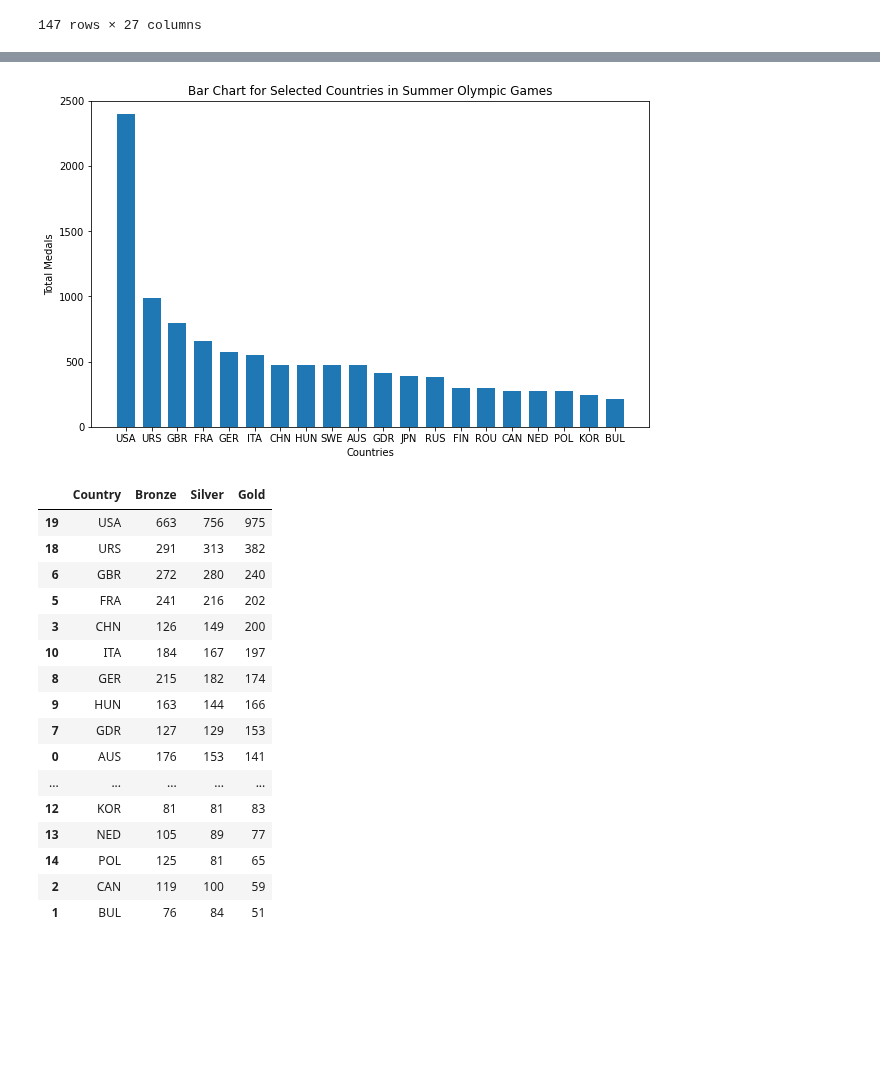
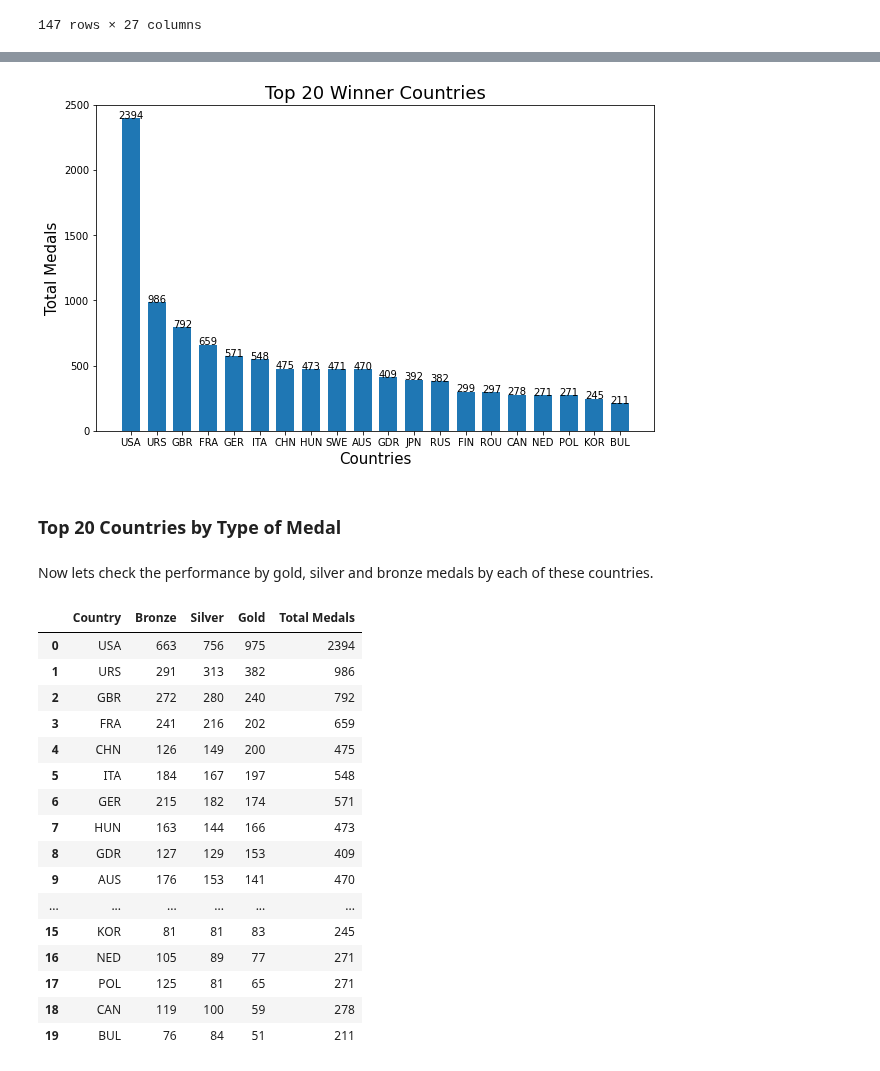
Before and after one commit to FelipeBuongermino/olympic-sports-medals, a Jupyter notebook: Olympic-analysis.ipynb, the cells around one changed output, grey strips where cells are left out. Saved outputs shown, nothing was run; the diff lists cells and outputs as text; code cells hidden in the pictures; blank space fills up the shorter version.

```diff
--- a/Olympic-analysis.ipynb
+++ b/Olympic-analysis.ipynb
@@ -390,0 +369,4 @@ Countries
+# %%
+Countries = df_medals['Country'].to_list()
+Medals = df_medals['Medal'].to_list()
+Countries
@@ -391,11 +394,17 @@ Countries
 # %%
 plt.figure(figsize = (10,6))
 plt.bar(df_medals['Country'],sorted(df_medals['Medal'], reverse= True), width=0.7)
-plt.xlabel('Countries')
-plt.ylabel('Total Medals')
-plt.title('Bar Chart for Selected Countries in Summer Olympic Games')
+for i in range(len(Countries)):
+        plt.text(i,Medals[i],Medals[i], ha='center')
+plt.xlabel('Countries', fontdict={'fontsize': 15})
+plt.ylabel('Total Medals', fontdict={'fontsize': 15})
+plt.title('Top 20 Winner Countries', fontdict={'fontsize': 18})
 plt.ylim([0,2500])
 plt.show;
 # %% [output]
-[figure, old version]
+[figure, new version]
+# %% [markdown]
+### Top 20 Countries by Type of Medal
+# %% [markdown]
+Now lets check the performance by gold, silver and bronze medals by each of these countries.
 # %%
@@ -412,26 +422,30 @@ df_summer_bronze = df_summer_nathle[df_summer_nathle['Medal'] == 'Bronze']
 bronze_countries = df_summer_bronze.groupby(["Country"], as_index=False)["Medal"].count()
 bronze_countries = bronze_countries[bronze_countries['Country'].isin(Countries)]
 # %%
+# Merging all dataframes
+
 first_merge = pd.merge(bronze_countries, silver_countries,how='inner', on='Country')
 medals_countries = pd.merge(first_merge, gold_countries,how='inner', on='Country')
 medals_countries.rename(columns={'Medal_x': 'Bronze', 'Medal_y': 'Silver', 'Medal': 'Gold'}, inplace=True)
 medals_countries = medals_countries.sort_values(by = 'Gold', ascending=False)
+medals_countries = pd.merge(medals_countries, df_medals, how='inner', on='Country')
+medals_countries.rename(columns={'Medal': 'Total Medals'}, inplace=True)
 medals_countries
 # %% [output]
-|  | Country | Bronze | Silver | Gold |
-| 19 | USA | 663 | 756 | 975 |
-| 18 | URS | 291 | 313 | 382 |
-| 6 | GBR | 272 | 280 | 240 |
-| 5 | FRA | 241 | 216 | 202 |
-| 3 | CHN | 126 | 149 | 200 |
-| 10 | ITA | 184 | 167 | 197 |
-| 8 | GER | 215 | 182 | 174 |
-| 9 | HUN | 163 | 144 | 166 |
-| 7 | GDR | 127 | 129 | 153 |
-| 0 | AUS | 176 | 153 | 141 |
-| ... | ... | ... | ... | ... |
-| 12 | KOR | 81 | 81 | 83 |
-| 13 | NED | 105 | 89 | 77 |
-| 14 | POL | 125 | 81 | 65 |
-| 2 | CAN | 119 | 100 | 59 |
-| 1 | BUL | 76 | 84 | 51 |
+|  | Country | Bronze | Silver | Gold | Total Medals |
+| 0 | USA | 663 | 756 | 975 | 2394 |
+| 1 | URS | 291 | 313 | 382 | 986 |
+| 2 | GBR | 272 | 280 | 240 | 792 |
+| 3 | FRA | 241 | 216 | 202 | 659 |
+| 4 | CHN | 126 | 149 | 200 | 475 |
+| 5 | ITA | 184 | 167 | 197 | 548 |
+| 6 | GER | 215 | 182 | 174 | 571 |
+| 7 | HUN | 163 | 144 | 166 | 473 |
+| 8 | GDR | 127 | 129 | 153 | 409 |
+| 9 | AUS | 176 | 153 | 141 | 470 |
+| ... | ... | ... | ... | ... | ... |
+| 15 | KOR | 81 | 81 | 83 | 245 |
+| 16 | NED | 105 | 89 | 77 | 271 |
+| 17 | POL | 125 | 81 | 65 | 271 |
+| 18 | CAN | 119 | 100 | 59 | 278 |
+| 19 | BUL | 76 | 84 | 51 | 211 |
```
Also changed, not shown: parts of 18 cells of this notebook.
